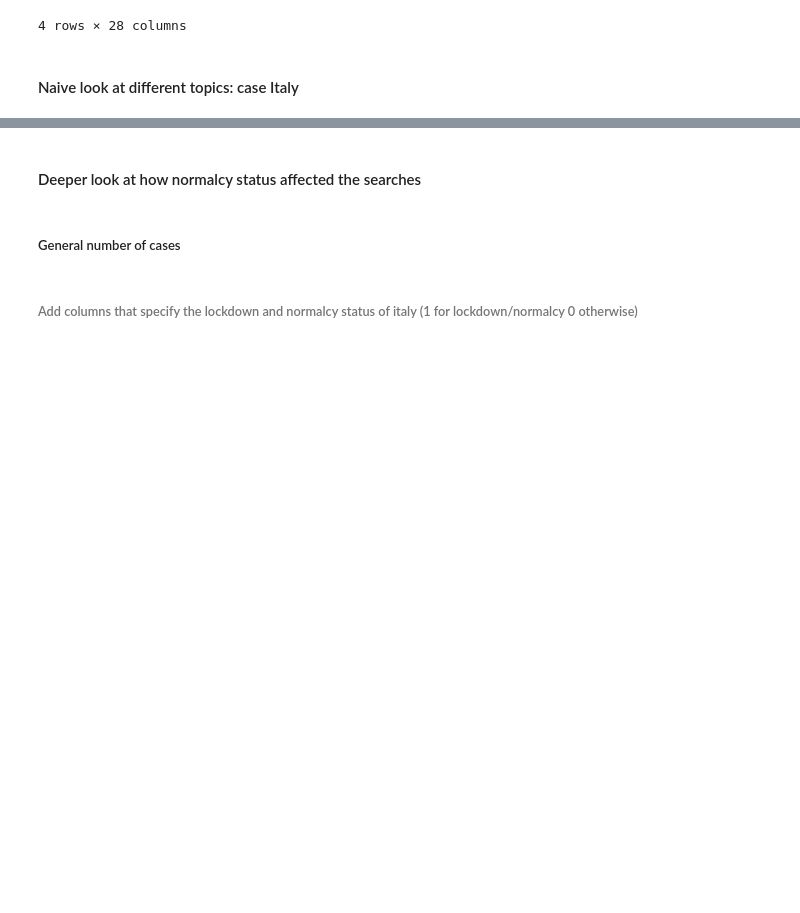
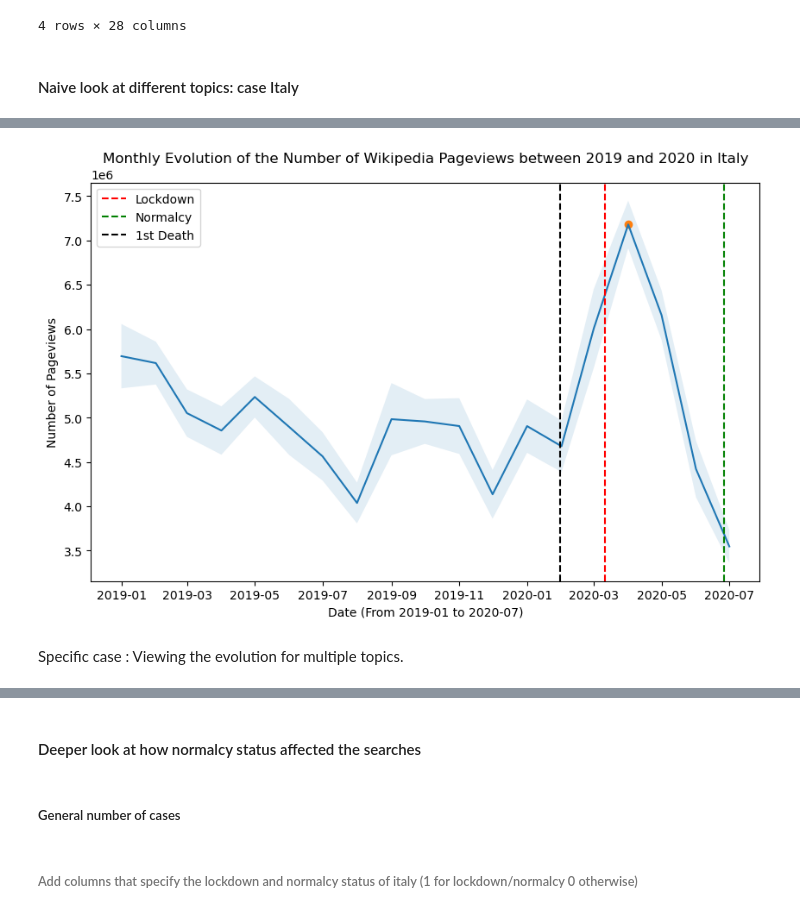
Before and after one commit to epfl-ada/ada-2023-project-bobeast, a Jupyter notebook: Milestone_P2.ipynb, the cells around one changed output, grey strips where cells are left out. Drawn from its saved outputs; the diff is of its cells as text; code cells hidden in the pictures; blank space fills up the shorter version.

```diff
--- a/Milestone_P2.ipynb
+++ b/Milestone_P2.ipynb
@@ -285,0 +247,51 @@ plt.show()
+# %%
+# Collecting only data from the Italy ("it") column and the "sum" row to collect the number of wikipedia page visits
+# (not topic specific). Then the dataframe is processed using the procees_agg_time_series() function. Finally, We only
+# keep the data that corresponds to dates from 2019 to 2020 (in order to have a pre-pandemic and post-pandemic analysis)
+it=process_agg_time_series(agg_ts['it']['sum'])
+it=it.loc[it['year'].isin([2020,2019])]
+
+# Averaging over the topics over IDKKKK!!!! using the '.mean()' method in order to have a general view of
+# the wikipedia page visits.
+it_means=it.groupby(['year','month'])['sum'].mean().copy()
+
+# Computing the standard error of the mean in order to then create the confidence intervals
+it_sem=it.groupby(['year','month'])['sum'].sem().copy()
+
+# Setting the indices of the averages dataframe and the standard error of the mean dataframe to the specific datetimes
+it_means.index=[datetime(e[0], e[1],1) for e in it_means.index]
+it_sem.index=[datetime(e[0], e[1],1) for e in it_sem.index]
+
+# Computing the 95% confidence intervals using the standard error of the mean
+CI=stats.t.interval(0.95, len(it_means)-1 , loc = it_means, scale = it_sem)
+
+
+# Creating the lineplot for the average number of wikipedia pageviews in Italy between 2019 and 2020. We will be using
+# our finding from the "interventions" dataset in order to observe whether the sharp increases or dropoffs within these
+# evolutions are in anyway related to these interventions.
+
+# Setting a figure size
+plt.figure(figsize=(10,6))
+
+# Creating a lineplot using the means dataframe
+sns.lineplot(it_means)
+
+# Creating 3 vertical lines, indicating the when the interventions (Lockdown, Normalcy and 1st Case)
+plt.axvline(x=[interventions['Lockdown'][3]],color='red', linestyle='--', label='Lockdown')
+plt.axvline(x=[interventions['Normalcy'][3]],color='green', linestyle='--', label='Normalcy')
+plt.axvline(x=[interventions['1st case'][3]],color='black', linestyle='--', label='1st Death')
+
+# Using the 'fill_between()' method in order the implement the previously computed confidence intervals
+plt.fill_between(it_means.index,CI[0],CI[1],alpha=0.12)
+
+# Showing where the maximum number of wikipedia page visits is
+plt.scatter(x=it_means.idxmax(),y=it_means.max())
+plt.title('Monthly Evolution of the Number of Wikipedia Pageviews between 2019 and 2020 in Italy')
+plt.xlabel('Date (From 2019-01 to 2020-07)')
+plt.ylabel('Number of Pageviews')
+plt.legend()
+plt.show()
+# %% [output]
+[figure, added]
+# %% [markdown]
+Specific case : Viewing the evolution for multiple topics.
```
Also changed, not shown: parts of 57 cells of this notebook.
